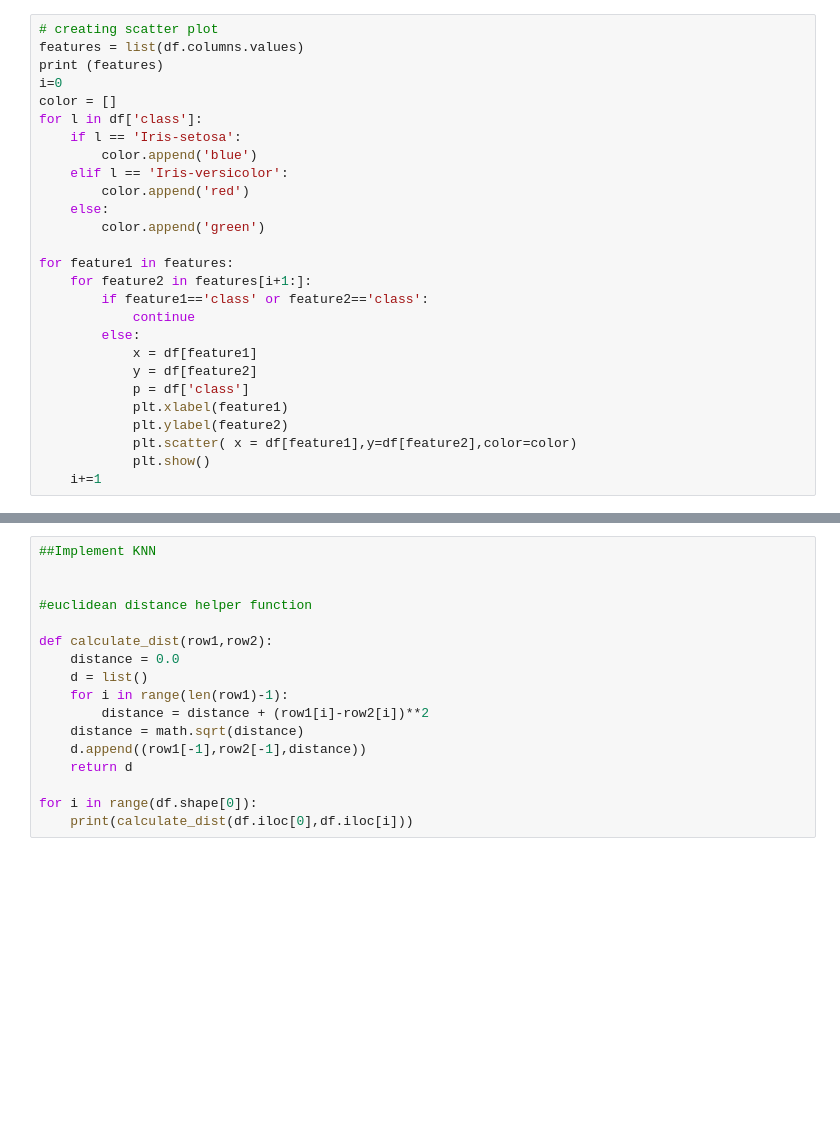
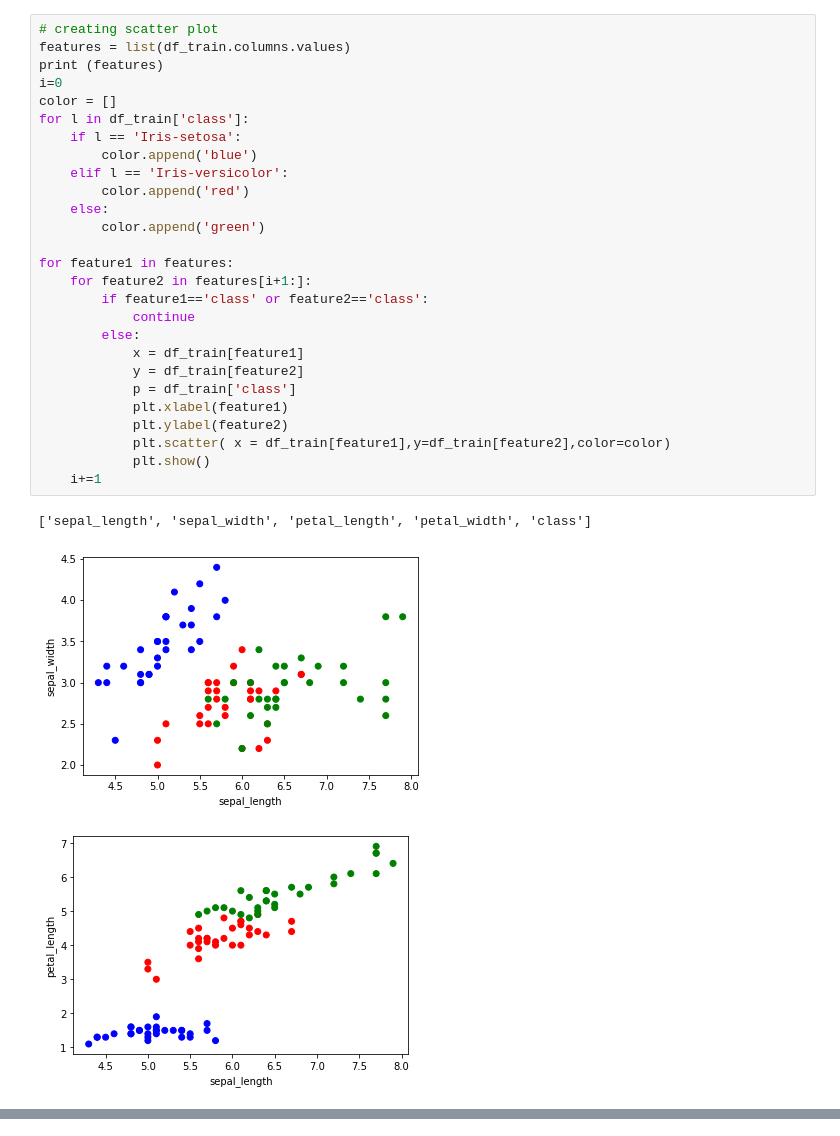
Before and after one commit to alokchandrawal94/Machine-Learning-Codes, a Jupyter notebook: K-Nearest Neighbor.ipynb, the cells around one changed output, grey strips where cells are left out. Cells and saved outputs as stored; diff of their text form; blank space fills up the shorter version.

```diff
--- a/K-Nearest Neighbor.ipynb
+++ b/K-Nearest Neighbor.ipynb
@@ -25,27 +38,31 @@ df.hist(bins=6)
 # %%
 # creating scatter plot
-features = list(df.columns.values)
+features = list(df_train.columns.values)
 print (features)
 i=0
 color = []
-for l in df['class']:
+for l in df_train['class']:
     if l == 'Iris-setosa':
         color.append('blue')
     elif l == 'Iris-versicolor':
         color.append('red')
     else:
         color.append('green')
 
 for feature1 in features:
     for feature2 in features[i+1:]:
         if feature1=='class' or feature2=='class':
             continue
         else:
-            x = df[feature1]
-            y = df[feature2]
-            p = df['class']
+            x = df_train[feature1]
+            y = df_train[feature2]
+            p = df_train['class']
             plt.xlabel(feature1)
             plt.ylabel(feature2)
-            plt.scatter( x = df[feature1],y=df[feature2],color=color)
+            plt.scatter( x = df_train[feature1],y=df_train[feature2],color=color)
             plt.show()
     i+=1
+# %% [output]
+['sepal_length', 'sepal_width', 'petal_length', 'petal_width', 'class']
+[figure, added]
+[figure, added]
@@ -52,17 +72,0 @@ for feature1 in features:
-# %%
-##Implement KNN
-
-
-#euclidean distance helper function
-
-def calculate_dist(row1,row2):
-    distance = 0.0
-    d = list()
-    for i in range(len(row1)-1):
-        distance = distance + (row1[i]-row2[i])**2
-    distance = math.sqrt(distance)
-    d.append((row1[-1],row2[-1],distance))
-    return d
-
-for i in range(df.shape[0]):
-    print(calculate_dist(df.iloc[0],df.iloc[i]))
```
Also changed, not shown: parts of 10 cells of this notebook.
